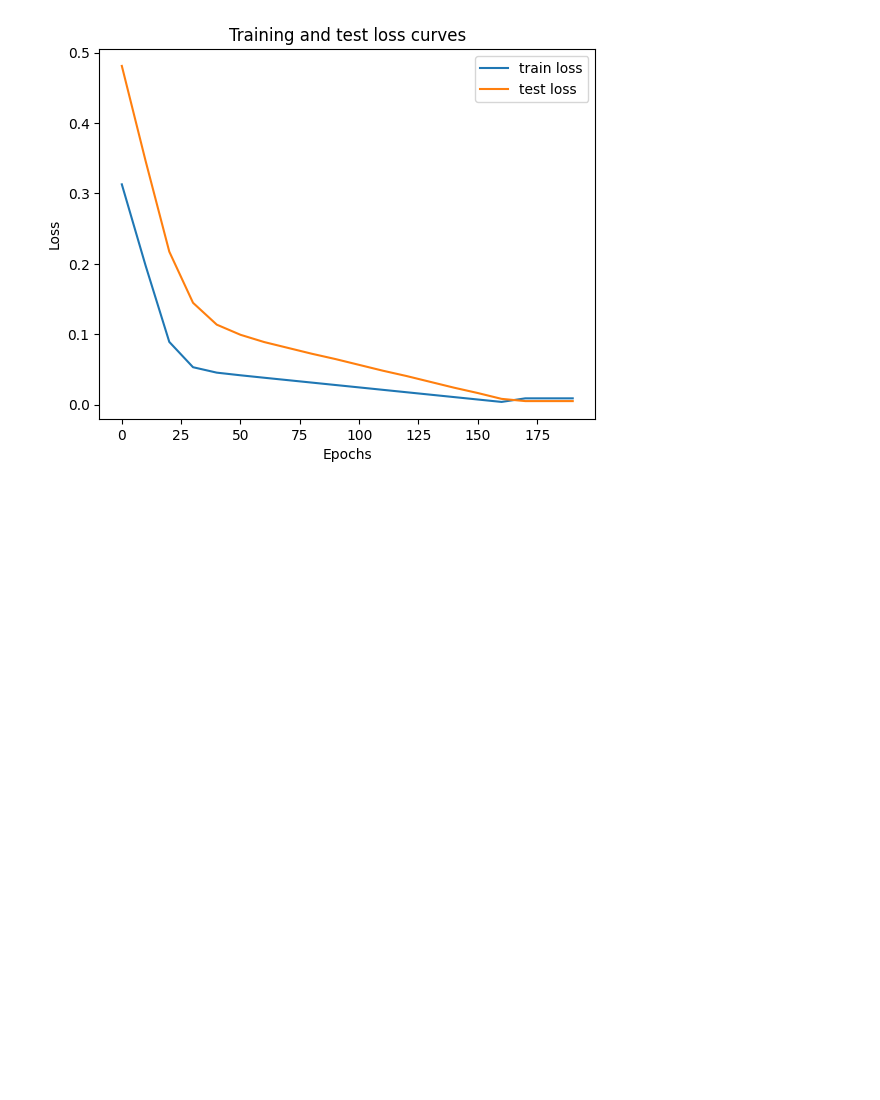
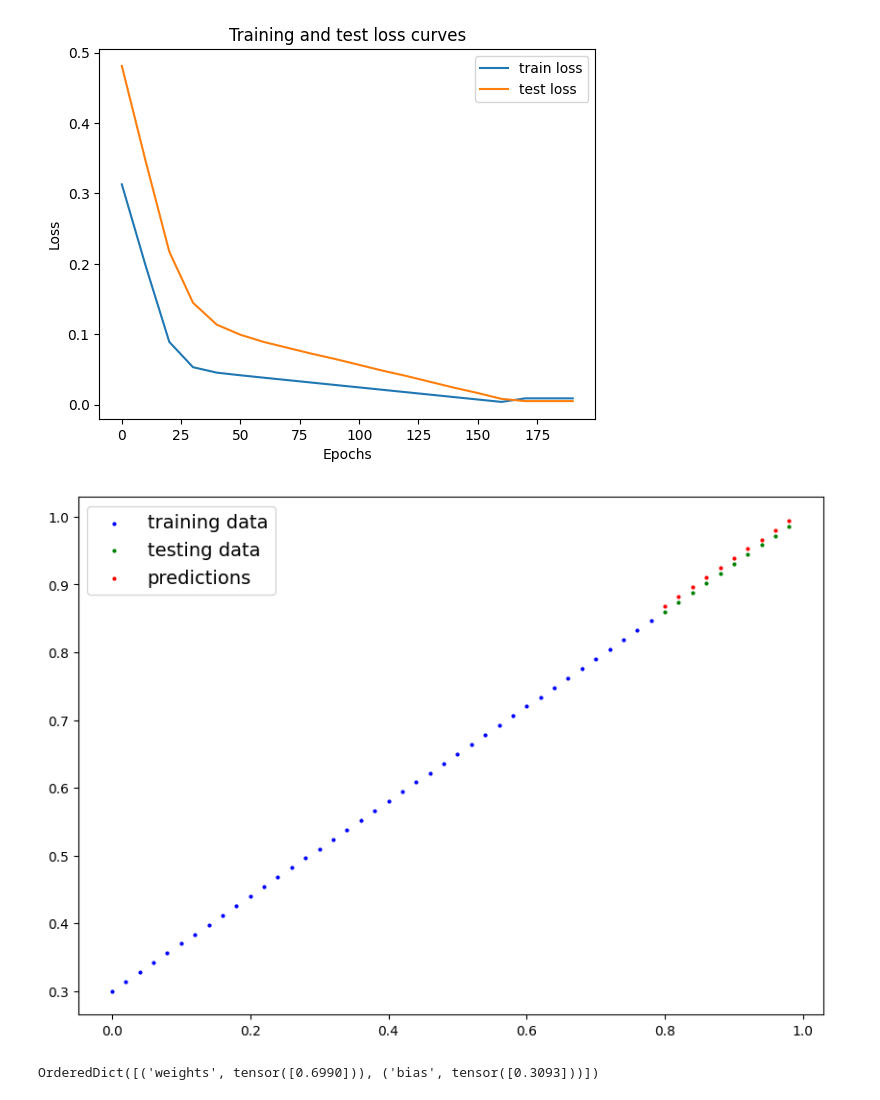
Before and after one commit to asadiv/Pytorch, a Jupyter notebook: 01_pytorch_workflow.ipynb, the cells around one changed output. Saved outputs shown, nothing was run; the diff lists cells and outputs as text; code cells hidden in the pictures; blank space fills up the shorter version.

Commit message:
finished chap1: Pytorch workflow - train test save and load model

```diff
--- a/01_pytorch_workflow.ipynb
+++ b/01_pytorch_workflow.ipynb
@@ -193,3 +193,7 @@ plt.legend()
 # %% [output]
 <matplotlib.legend.Legend at 0x...>
 [figure]
+# %%
+ploting(predictions = test_preds)
+# %% [output]
+[figure, added]
@@ -195,0 +210,8 @@ plt.legend()
+# %%
+#load model
+#create new
+load_model0 = LinearregModel()
+load_model0.load_state_dict(torch.load(f=save_path))
+load_model0.state_dict()
+# %% [output]
+OrderedDict([('weights', tensor([0.6990])), ('bias', tensor([0.3093]))])
```
Also changed, not shown: parts of 2 cells of this notebook.
